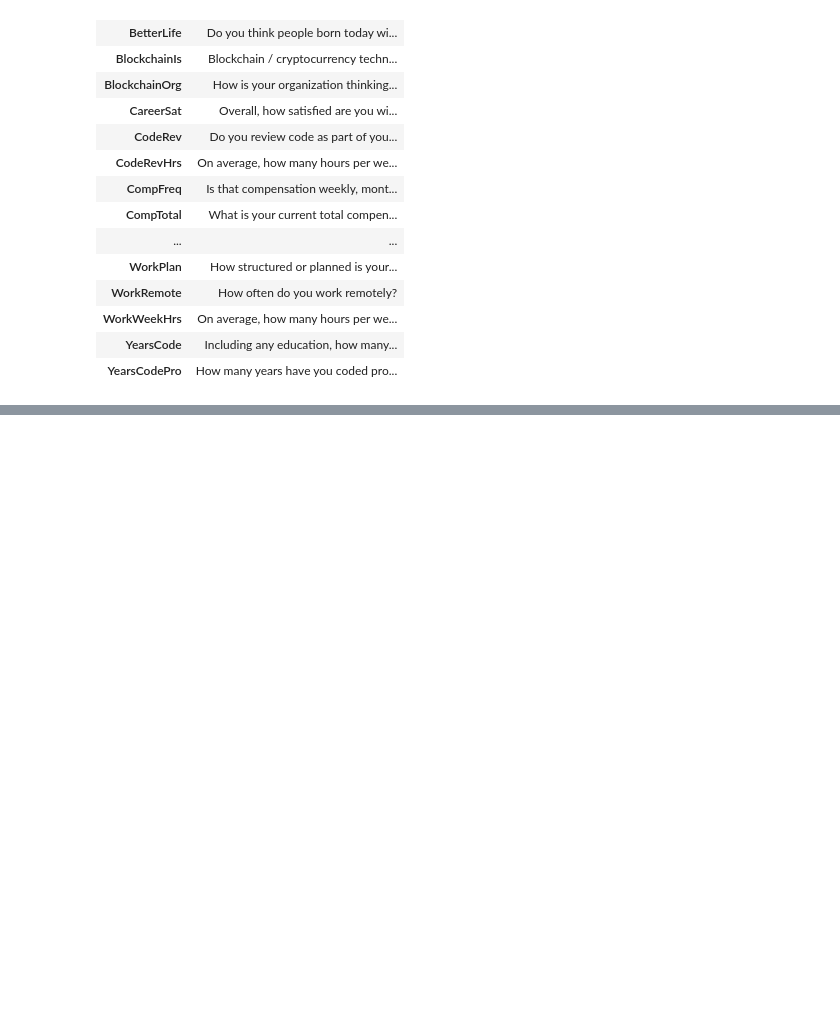
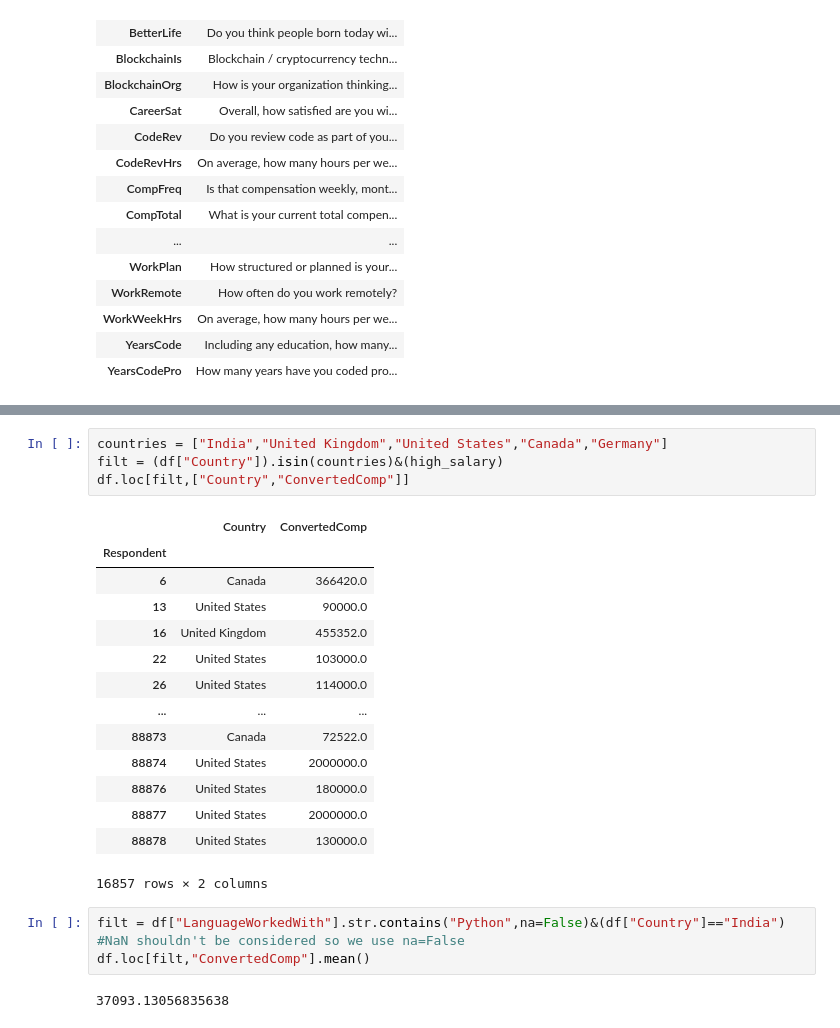
Before and after one commit to SayarGitHub/pandas, a Jupyter notebook: pandas-Tutorial.ipynb, the cells around one changed output, grey strips where cells are left out. Saved outputs shown, nothing was run; the diff lists cells and outputs as text; blank space fills up the shorter version.

```diff
--- a/pandas-Tutorial.ipynb
+++ b/pandas-Tutorial.ipynb
@@ -493,0 +566,24 @@ schema_df
+# %%
+countries = ["India","United Kingdom","United States","Canada","Germany"]
+filt = (df["Country"]).isin(countries)&(high_salary)
+df.loc[filt,["Country","ConvertedComp"]]
+# %% [output]
+|  | Country | ConvertedComp |
+| Respondent |  |  |
+| 6 | Canada | 366420.0 |
+| 13 | United States | 90000.0 |
+| 16 | United Kingdom | 455352.0 |
+| 22 | United States | 103000.0 |
+| 26 | United States | 114000.0 |
+| ... | ... | ... |
+| 88873 | Canada | 72522.0 |
+| 88874 | United States | 2000000.0 |
+| 88876 | United States | 180000.0 |
+| 88877 | United States | 2000000.0 |
+| 88878 | United States | 130000.0 |
+16857 rows × 2 columns
+# %%
+filt = df["LanguageWorkedWith"].str.contains("Python",na=False)&(df["Country"]=="India") #NaN shouldn't be considered so we use na=False
+df.loc[filt,"ConvertedComp"].mean()
+# %% [output]
+37093.13056835638
```
Also changed, not shown: parts of 18 cells of this notebook.
